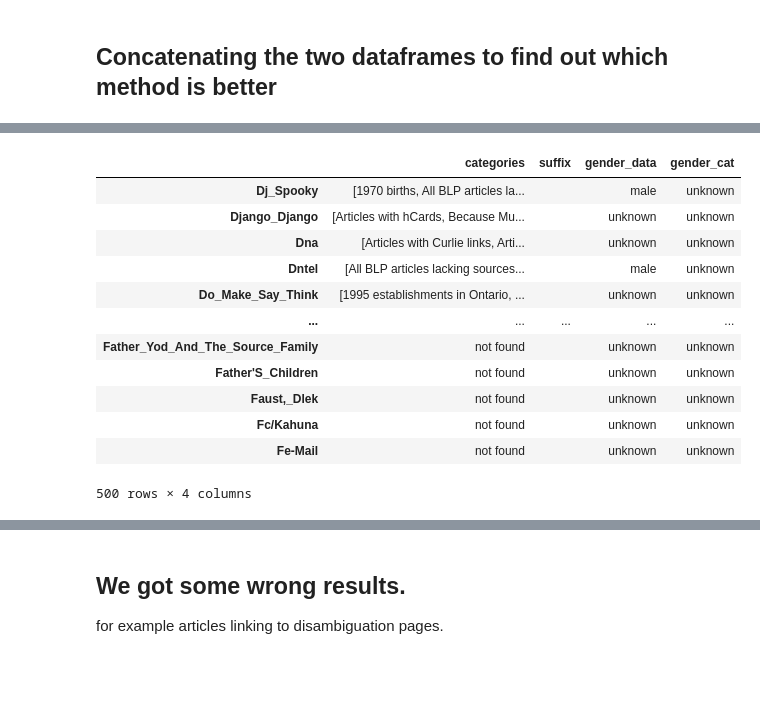
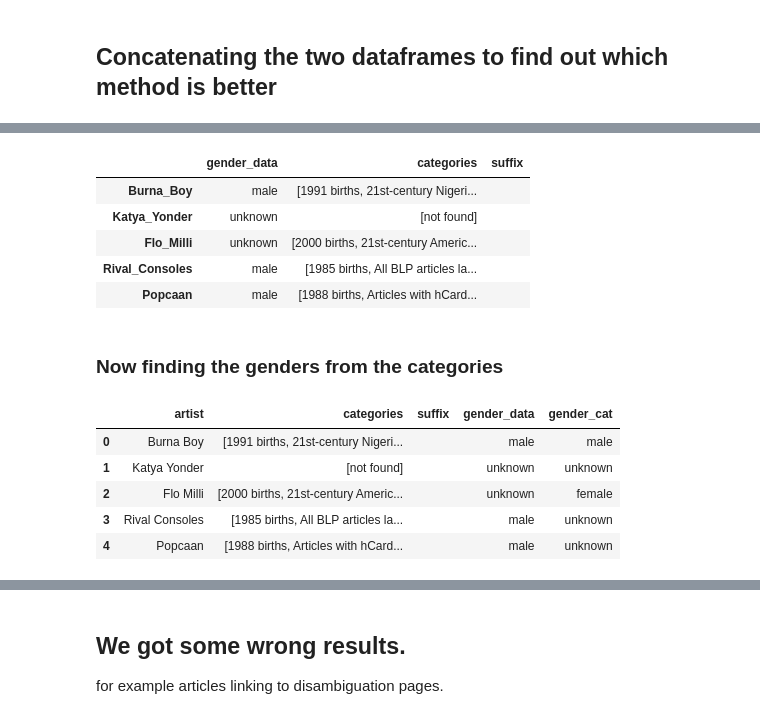
Before and after one commit to Lioneltristan/pitchfork-analysis, a Jupyter notebook: wikipedia scraping.ipynb, the cells around one changed output, grey strips where cells are left out. Drawn from its saved outputs; the diff is of its cells as text; code cells hidden in the pictures; blank space fills up the shorter version.

```diff
--- a/wikipedia scraping.ipynb
+++ b/wikipedia scraping.ipynb
@@ -48,3 +21,7 @@ Name: artist, dtype: object
+# %%
+### for later
+names_to_wiki = {band: band.title().strip().replace(" ", "_").replace("&", "%26") for band in bands}
+wiki_to_names = {band.title().strip().replace(" ", "_").replace("&", "%26"): band for band in bands}
 # %% [markdown]
 ## We're trying three different approaches
 1. Using genders from Wikidata
@@ -339,0 +287,8 @@ df
+# %%
+df_cat = pd.read_csv('gender cat.csv')
+df_data = pd.read_csv('gender data.csv')
+
+df_cat.index = df_cat.artist
+df_cat = df_cat.drop("artist", axis=1)
+df_data.index = df_data.artist
+df_data = df_data.drop("artist", axis=1)
@@ -340,14 +298,24 @@ df
 # %%
 ## replace the nan values to make the next step work
-
 df.categories = df.categories.fillna("not found")
 df.suffix = df.suffix.fillna("")
+df["categories"] = df.categories.apply(lambda x: x.replace("[", "").replace("]", "").replace("'", "").split(", "))
+df.head()
+# %% [output]
+|  | gender_data | categories | suffix |
+| Burna_Boy | male | [1991 births, 21st-century Nigeri... |  |
+| Katya_Yonder | unknown | [not found] |  |
+| Flo_Milli | unknown | [2000 births, 21st-century Americ... |  |
+| Rival_Consoles | male | [1985 births, All BLP articles la... |  |
+| Popcaan | male | [1988 births, Articles with hCard... |  |
+# %% [markdown]
+### Now finding the genders from the categories
 # %%
 def find_gender_cat(df, band_dict):
     df["gender_cat"] = "unknown"
     for band in band_dict:
         for cat in df.loc[band,"categories"]:
-            if (("male" in cat) or ("Female" in cat) or ("Boy" in cat) or ("boy" in cat)):
+            if ((" male" in cat) or ("Male" in cat) or ("Boy" in cat) or ("boy" in cat)):
                 df.loc[band,"gender_cat"] = "male"
             if (("Female" in cat) or ("female" in cat) or ("girl" in cat) or ("Girl" in cat)):
                 df.loc[band,"gender_cat"] = "female"
@@ -355,18 +323,16 @@ def find_gender_cat(df, band_dict):
                 df.loc[band,"gender_cat"] = "other"
 
 find_gender_cat(df, list(df.index))
-df
-# %% [output]
-|  | categories | suffix | gender_data | gender_cat |
-| Dj_Spooky | [1970 births, All BLP articles la... |  | male | unknown |
-| Django_Django | [Articles with hCards, Because Mu... |  | unknown | unknown |
-| Dna | [Articles with Curlie links, Arti... |  | unknown | unknown |
-| Dntel | [All BLP articles lacking sources... |  | male | unknown |
-| Do_Make_Say_Think | [1995 establishments in Ontario, ... |  | unknown | unknown |
-| ... | ... | ... | ... | ... |
-| Father_Yod_And_The_Source_Family | not found |  | unknown | unknown |
-| Father'S_Children | not found |  | unknown | unknown |
-| Faust,_Dlek | not found |  | unknown | unknown |
-| Fc/Kahuna | not found |  | unknown | unknown |
-| Fe-Mail | not found |  | unknown | unknown |
-500 rows × 4 columns
+# %%
+df = df.reset_index()
+df = df.rename(columns={"index":"artist"})
+df = df[["artist", "categories", "suffix", "gender_data", "gender_cat"]]
+df["artist"] = df["artist"].apply(lambda x: wiki_to_names[x])
+df.head()
+# %% [output]
+|  | artist | categories | suffix | gender_data | gender_cat |
+| 0 | Burna Boy | [1991 births, 21st-century Nigeri... |  | male | male |
+| 1 | Katya Yonder | [not found] |  | unknown | unknown |
+| 2 | Flo Milli | [2000 births, 21st-century Americ... |  | unknown | female |
+| 3 | Rival Consoles | [1985 births, All BLP articles la... |  | male | unknown |
+| 4 | Popcaan | [1988 births, Articles with hCard... |  | male | unknown |
```
Also changed, not shown: parts of 28 cells of this notebook, 1 other file.
